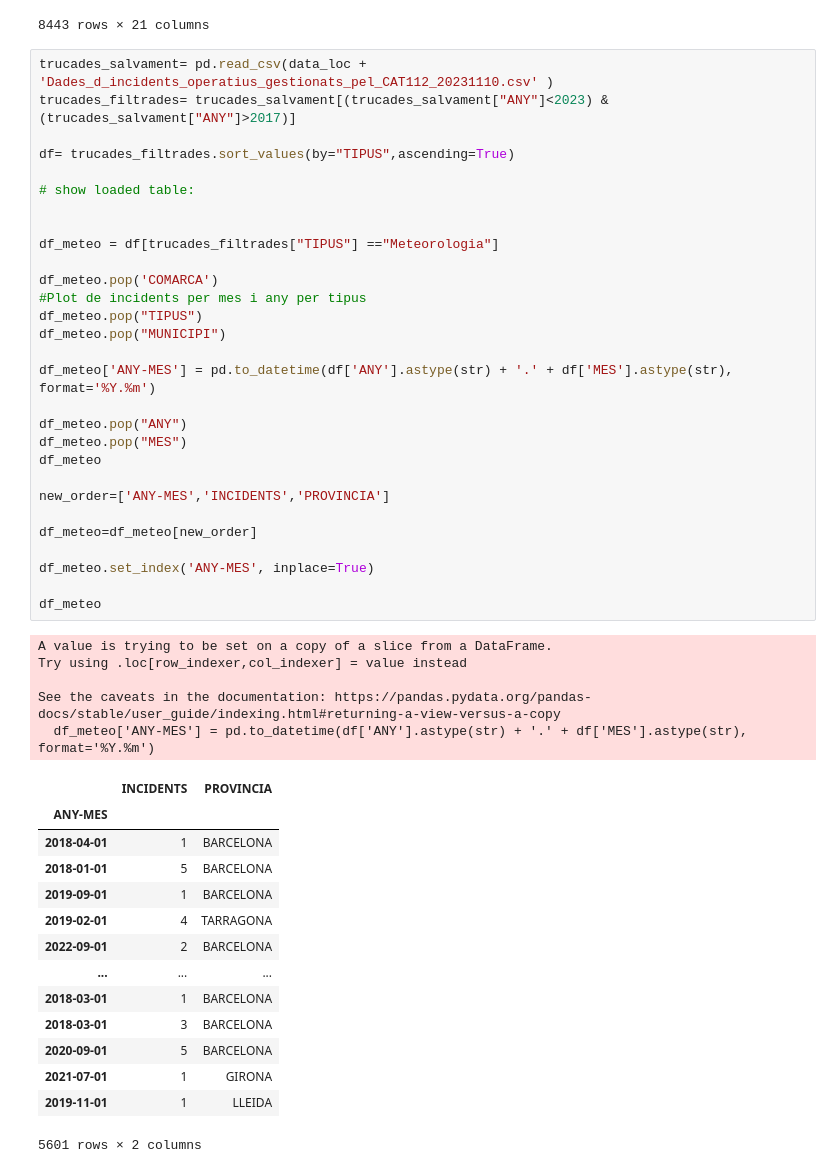
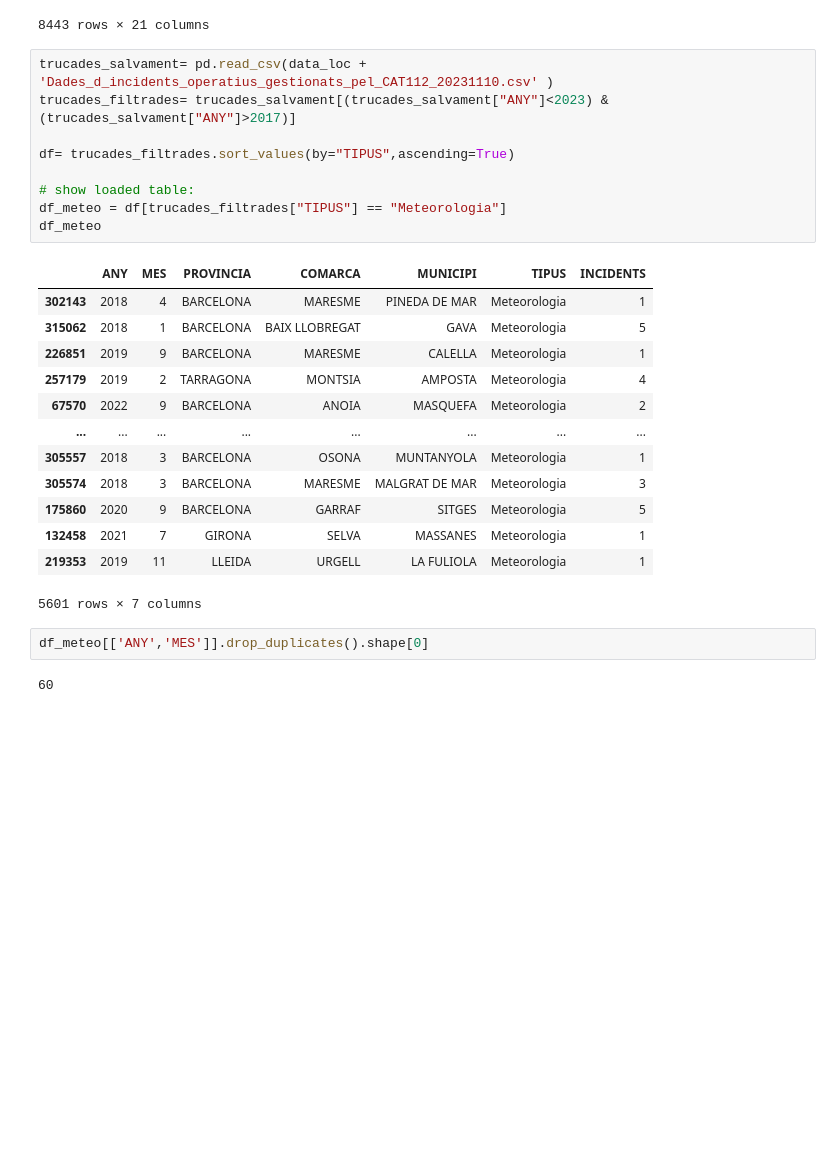
Before and after one commit to belenmvinhas/AVDM_ioib, a Jupyter notebook: Imma/Imma_try.ipynb, the cells around one changed output. Drawn from its saved outputs; the diff is of its cells as text; blank space fills up the shorter version.

```diff
--- a/Imma/Imma_try.ipynb
+++ b/Imma/Imma_try.ipynb
@@ -26,49 +26,27 @@ accions_filtrades
 # %%
 trucades_salvament= pd.read_csv(data_loc + 'Dades_d_incidents_operatius_gestionats_pel_CAT112_20231110.csv' )
 trucades_filtrades= trucades_salvament[(trucades_salvament["ANY"]<2023) & (trucades_salvament["ANY"]>2017)]
 
 df= trucades_filtrades.sort_values(by="TIPUS",ascending=True)
 
 # show loaded table:
-
-
-df_meteo = df[trucades_filtrades["TIPUS"] =="Meteorologia"]
-
-df_meteo.pop('COMARCA')
-#Plot de incidents per mes i any per tipus
-df_meteo.pop("TIPUS")
-df_meteo.pop("MUNICIPI")
-
-df_meteo['ANY-MES'] = pd.to_datetime(df['ANY'].astype(str) + '.' + df['MES'].astype(str), format='%Y.%m')
-
-df_meteo.pop("ANY")
-df_meteo.pop("MES")
+df_meteo = df[trucades_filtrades["TIPUS"] == "Meteorologia"]
 df_meteo
-
-new_order=['ANY-MES','INCIDENTS','PROVINCIA']
-
-df_meteo=df_meteo[new_order]
-
-df_meteo.set_index('ANY-MES', inplace=True)
-
-df_meteo
 # %% [output]
+|  | ANY | MES | PROVINCIA | COMARCA | MUNICIPI | TIPUS | INCIDENTS |
+| 302143 | 2018 | 4 | BARCELONA | MARESME | PINEDA DE MAR | Meteorologia | 1 |
+| 315062 | 2018 | 1 | BARCELONA | BAIX LLOBREGAT | GAVA | Meteorologia | 5 |
+| 226851 | 2019 | 9 | BARCELONA | MARESME | CALELLA | Meteorologia | 1 |
+| 257179 | 2019 | 2 | TARRAGONA | MONTSIA | AMPOSTA | Meteorologia | 4 |
+| 67570 | 2022 | 9 | BARCELONA | ANOIA | MASQUEFA | Meteorologia | 2 |
+| ... | ... | ... | ... | ... | ... | ... | ... |
+| 305557 | 2018 | 3 | BARCELONA | OSONA | MUNTANYOLA | Meteorologia | 1 |
+| 305574 | 2018 | 3 | BARCELONA | MARESME | MALGRAT DE MAR | Meteorologia | 3 |
+| 175860 | 2020 | 9 | BARCELONA | GARRAF | SITGES | Meteorologia | 5 |
+| 132458 | 2021 | 7 | GIRONA | SELVA | MASSANES | Meteorologia | 1 |
+| 219353 | 2019 | 11 | LLEIDA | URGELL | LA FULIOLA | Meteorologia | 1 |
-A value is trying to be set on a copy of a slice from a DataFrame.
-Try using .loc[row_indexer,col_indexer] = value instead
-
-See the caveats in the documentation: https://pandas.pydata.org/pandas-docs/stable/user_guide/indexing.html#returning-a-view-versus-a-copy
-  df_meteo['ANY-MES'] = pd.to_datetime(df['ANY'].astype(str) + '.' + df['MES'].astype(str), format='%Y.%m')
+5601 rows × 7 columns
-|  | INCIDENTS | PROVINCIA |
-| ANY-MES |  |  |
-| 2018-04-01 | 1 | BARCELONA |
-| 2018-01-01 | 5 | BARCELONA |
-| 2019-09-01 | 1 | BARCELONA |
-| 2019-02-01 | 4 | TARRAGONA |
-| 2022-09-01 | 2 | BARCELONA |
-| ... | ... | ... |
-| 2018-03-01 | 1 | BARCELONA |
-| 2018-03-01 | 3 | BARCELONA |
-| 2020-09-01 | 5 | BARCELONA |
-| 2021-07-01 | 1 | GIRONA |
-| 2019-11-01 | 1 | LLEIDA |
-5601 rows × 2 columns
+# %%
+df_meteo[['ANY','MES']].drop_duplicates().shape[0]
+# %% [output]
+60
```
Also changed, not shown: parts of 7 cells of this notebook, 1 other file.
